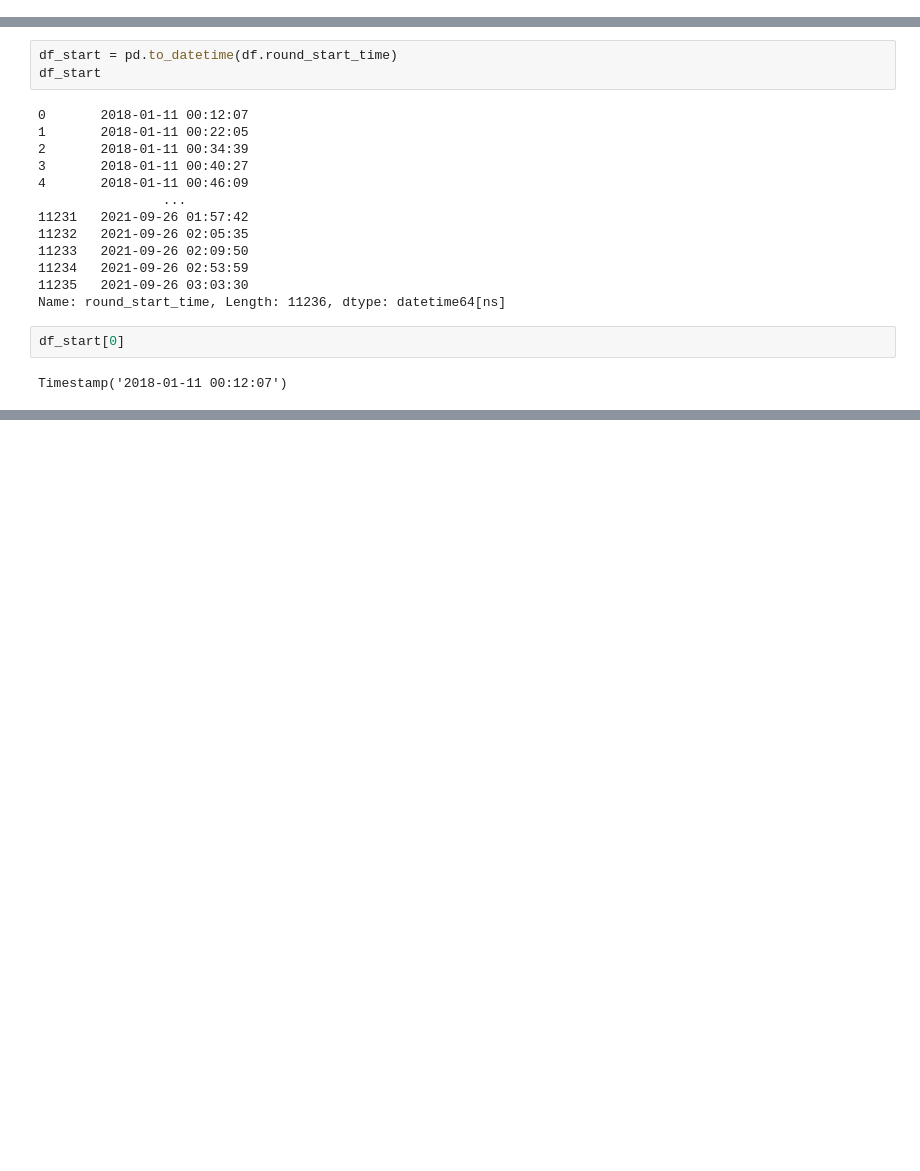
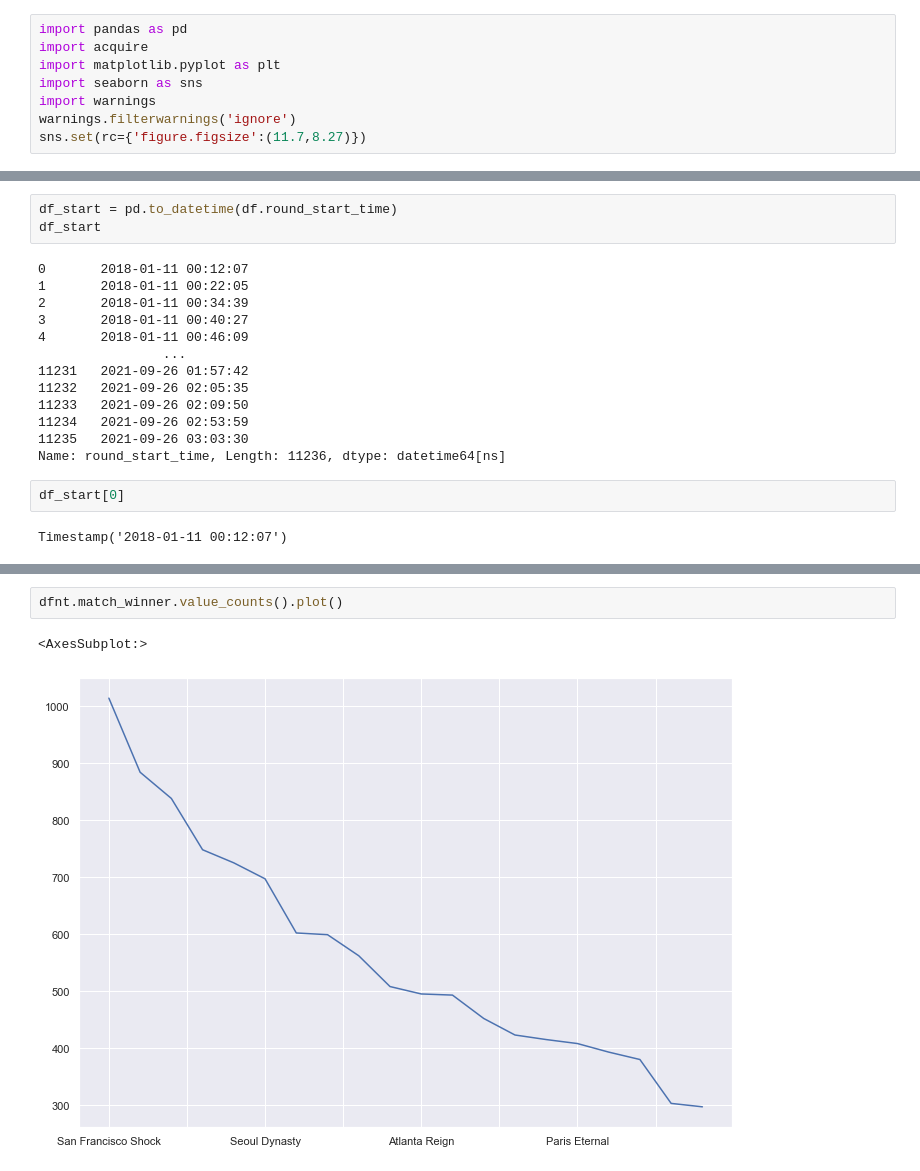
Before and after one commit to VasiliyAMelkozerov/personal_projects, a Jupyter notebook: scratch.ipynb, the cells around one changed output, grey strips where cells are left out. Cells and saved outputs as stored; diff of their text form; blank space fills up the shorter version.

```diff
--- a/scratch.ipynb
+++ b/scratch.ipynb
@@ -4,3 +1,11 @@ import acquire
+# %%
+import pandas as pd
+import acquire
+import matplotlib.pyplot as plt
+import seaborn as sns
+import warnings
+warnings.filterwarnings('ignore')
+sns.set(rc={'figure.figsize':(11.7,8.27)})
 # %% [markdown]
 <b>Legend:</b>
 <hr>
@@ -205,0 +240,5 @@ This gives us roughly
+# %%
+dfnt.match_winner.value_counts().plot()
+# %% [output]
+<AxesSubplot:>
+[figure, added]
```
Also changed, not shown: parts of 74 cells of this notebook, 4 other files.
